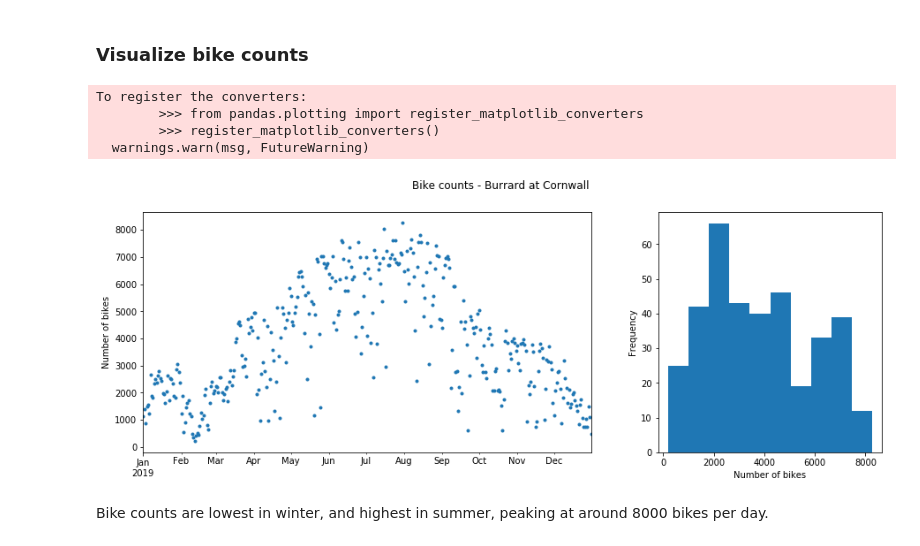
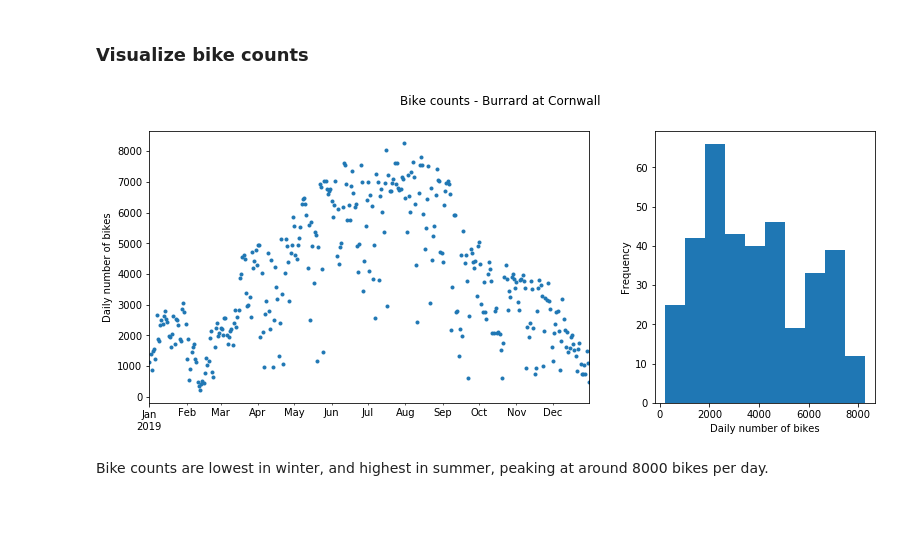
Before and after one commit to anoukdebrouwer/Vancouver-bicycle-traffic, a Jupyter notebook: 02_Data-exploration.ipynb, the cells around one changed output. Cells and saved outputs as stored; diff of their text form; code cells hidden in the pictures; blank space fills up the shorter version.

Commit message:
Update and add figures for readme

```diff
--- a/02_Data-exploration.ipynb
+++ b/02_Data-exploration.ipynb
@@ -124,27 +124,23 @@ train.head()
 ### Visualize bike counts
 # %%
 # visualize the target variable
-fig,ax = plt.subplots(1, 2, figsize=(15,5), gridspec_kw={'width_ratios': [2, 1]})
+fig,ax = plt.subplots(1, 2, figsize=(13,5), gridspec_kw={'width_ratios': [2, 1]})
 fig.suptitle('Bike counts - Burrard at Cornwall')
 # plot the bike counts over time
-line = ax[0].plot(train['Burrard_at_Cornwall'], '.')
-ax[0].set_ylabel('Number of bikes');
+ax[0].plot(train['Burrard_at_Cornwall'], '.')
+ax[0].set_ylabel('Daily number of bikes');
 # set date ticks
 ax[0].set_xlim(left=train.index[0], right=train.index[-1]);
 ax[0].xaxis.set_major_locator(mdates.YearLocator())
 ax[0].xaxis.set_minor_locator(mdates.MonthLocator())
 ax[0].xaxis.set_major_formatter(mdates.DateFormatter('%b\n%Y'))
 ax[0].xaxis.set_minor_formatter(mdates.DateFormatter('%b'))
 # plot a histogram of the bike counts
 hist = ax[1].hist(train['Burrard_at_Cornwall'])
-ax[1].set_xlabel('Number of bikes');
+ax[1].set_xlabel('Daily number of bikes');
 ax[1].set_ylabel('Frequency');
 # %% [output]
-To register the converters:
-        >>> from pandas.plotting import register_matplotlib_converters
-        >>> register_matplotlib_converters()
-  warnings.warn(msg, FutureWarning)
-[figure, old version]
+[figure, new version]
 # %% [markdown]
 Bike counts are lowest in winter, and highest in summer, peaking at around 8000 bikes per day.
 # %% [markdown]
```
Also changed, not shown: parts of 2 cells of this notebook, 2 other files.
